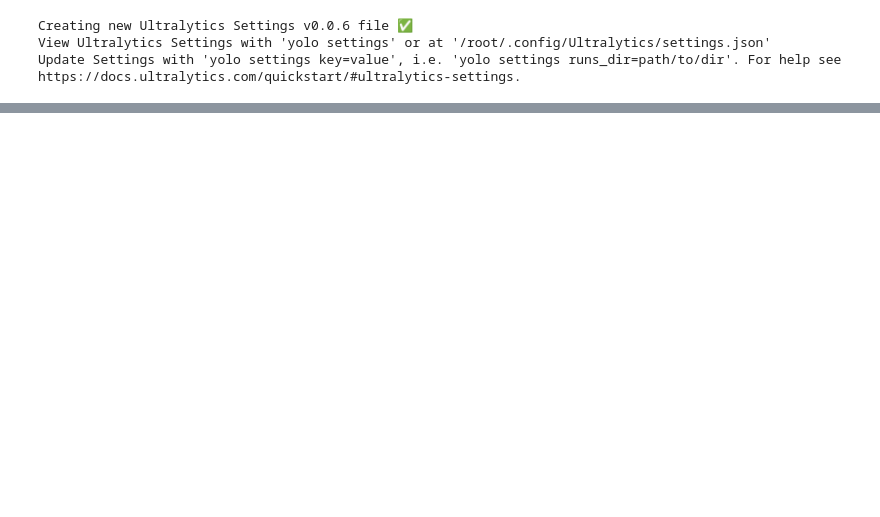
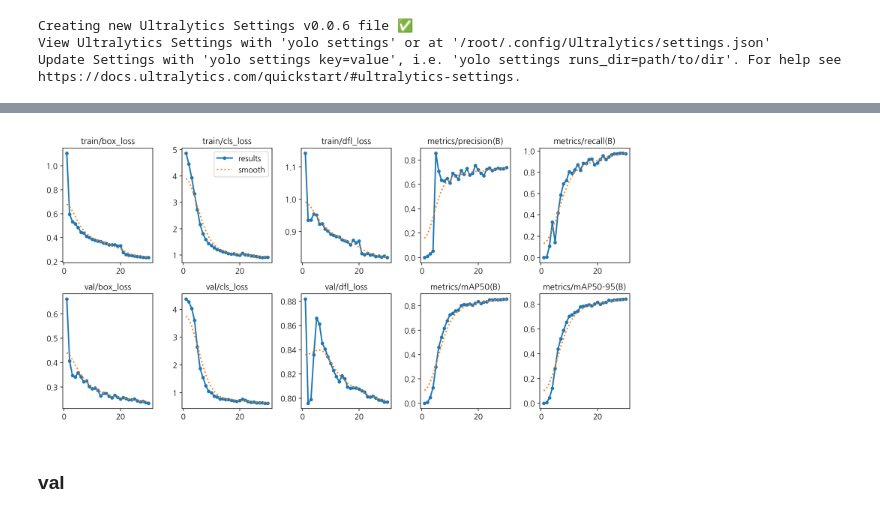
Before and after one commit to white-heads/codeit_level1_project, a Jupyter notebook: scripts/train.ipynb, the cells around one changed output, grey strips where cells are left out. Drawn from its saved outputs; the diff is of its cells as text; code cells hidden in the pictures; blank space fills up the shorter version.

```diff
--- a/scripts/train.ipynb
+++ b/scripts/train.ipynb
@@ -63,0 +261,6 @@ RuntimeError: Dataset '/content/drive/Othercomputers/내 MacBook Air/Document
+# %%
+Image(filename=f'/content/drive/Othercomputers/내 MacBook Air/Documents/ai_project/beginner_project/checkpoints/runs/train/train2/results.png', width=600)
+# %% [output]
+[figure, added]
+# %% [markdown]
+### val
```
Also changed, not shown: parts of 38 cells of this notebook, 22 other files.
